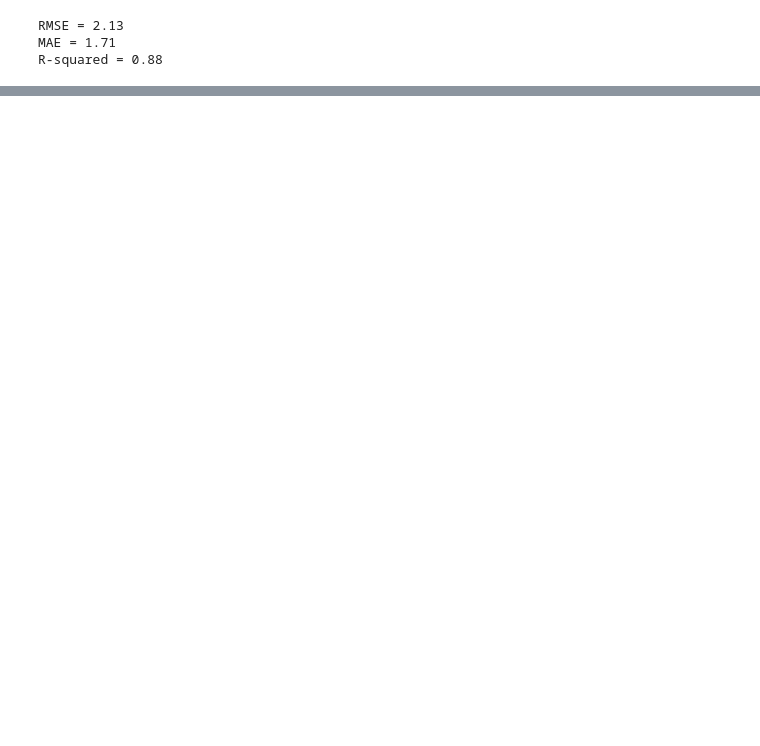
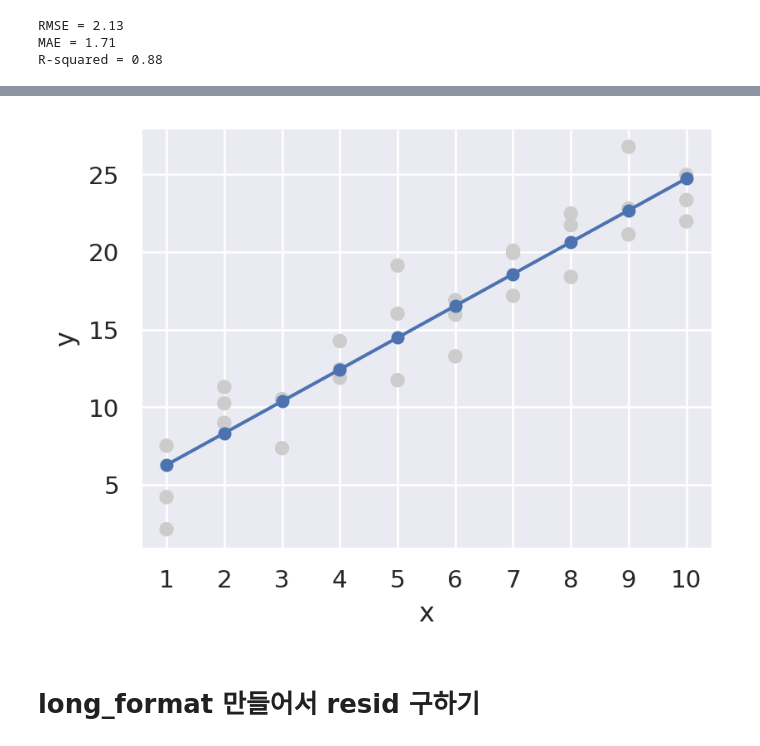
Before and after one commit to Felix-Silas/2024-1-Class, a Jupyter notebook: Data Analysis and Visualization/Model Basic/Model Basic.ipynb, the cells around one changed output, grey strips where cells are left out. Drawn from its saved outputs; the diff is of its cells as text; code cells hidden in the pictures; blank space fills up the shorter version.

Commit message:
feat: model basic 코드 추가

```diff
--- a/Data Analysis and Visualization/Model Basic/Model Basic.ipynb
+++ b/Data Analysis and Visualization/Model Basic/Model Basic.ipynb
@@ -94,0 +167,9 @@ mod_houses.params
+# %%
+grid = pd.DataFrame(dict(x=np.linspace(sim1.x.min(), sim1.x.max(), 10)))   #
+
+# a model for sim1
+from statsmodels.formula.api import ols
+sim1_mod = ols("y ~ x", data=sim1).fit()
+
+grid["pred"] = sim1_mod.predict(grid) # column 이름이 매치되어야 함
+grid
@@ -94,0 +186,12 @@ mod_houses.params
+# %%
+(
+    so.Plot(sim1, x='x', y='y')
+    .add(so.Dot(color=".8"))
+    .add(so.Line(marker=".", pointsize=10), x=grid.x, y=grid.pred)  # prediction!
+    .layout(size=(4.5, 3.5))
+    .scale(x=so.Continuous().tick(at=grid.x))
+)
+# %% [output]
+[figure, added]
+# %% [markdown]
+# long_format 만들어서 resid 구하기
```
Also changed, not shown: parts of 28 cells of this notebook, 2 other files.
